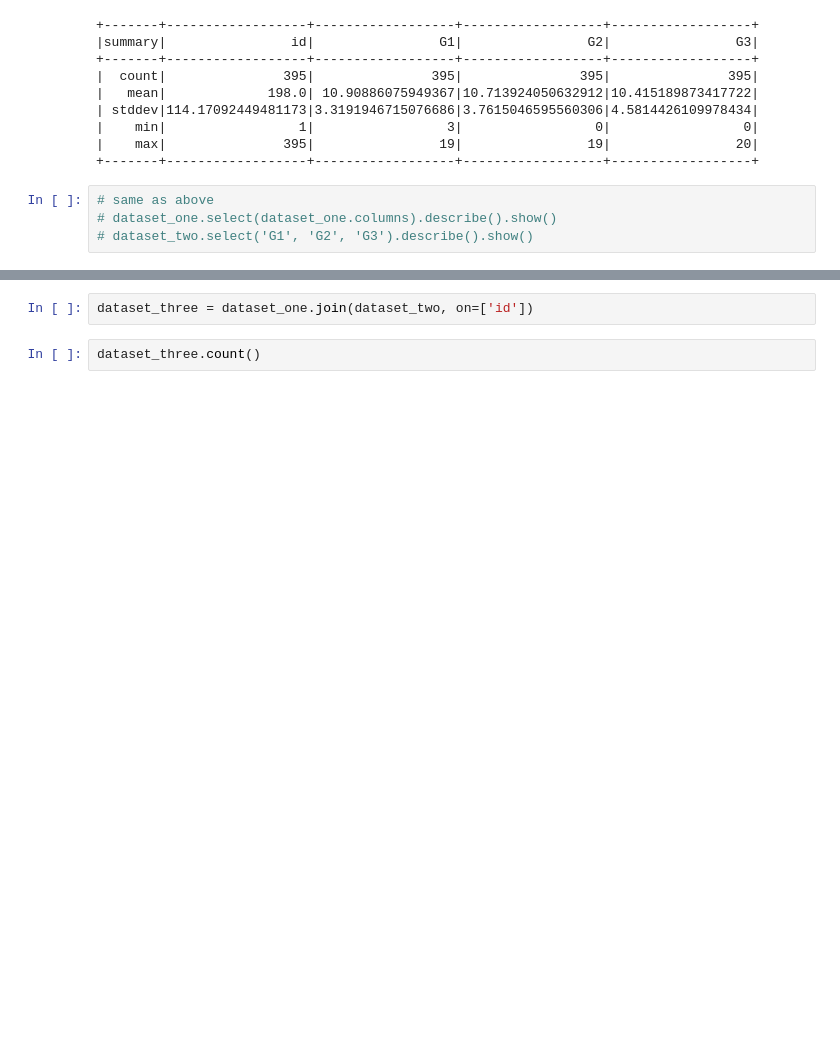
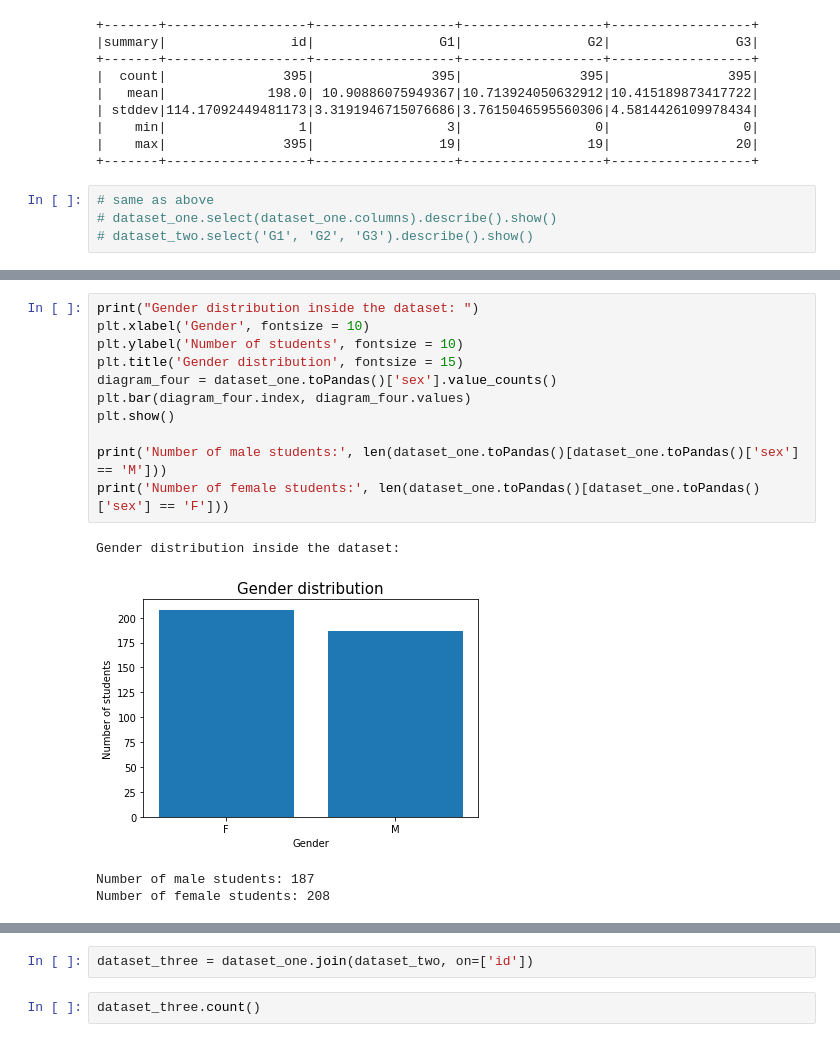
Before and after one commit to zwu047/Infosys722-Iteration4, a Jupyter notebook: Iteration4.ipynb, the cells around one changed output, grey strips where cells are left out. Saved outputs shown, nothing was run; the diff lists cells and outputs as text; blank space fills up the shorter version.

```diff
--- a/Iteration4.ipynb
+++ b/Iteration4.ipynb
@@ -101,0 +117,16 @@ TypeError: 'DataFrame' object is not callable
+# %%
+print("Gender distribution inside the dataset: ")
+plt.xlabel('Gender', fontsize = 10)
+plt.ylabel('Number of students', fontsize = 10)
+plt.title('Gender distribution', fontsize = 15)
+diagram_four = dataset_one.toPandas()['sex'].value_counts()
+plt.bar(diagram_four.index, diagram_four.values)
+plt.show()
+
+print('Number of male students:', len(dataset_one.toPandas()[dataset_one.toPandas()['sex'] == 'M']))
+print('Number of female students:', len(dataset_one.toPandas()[dataset_one.toPandas()['sex'] == 'F']))
+# %% [output]
+Gender distribution inside the dataset:
+[figure, added]
+Number of male students: 187
+Number of female students: 208
```
Also changed, not shown: parts of 28 cells of this notebook.
